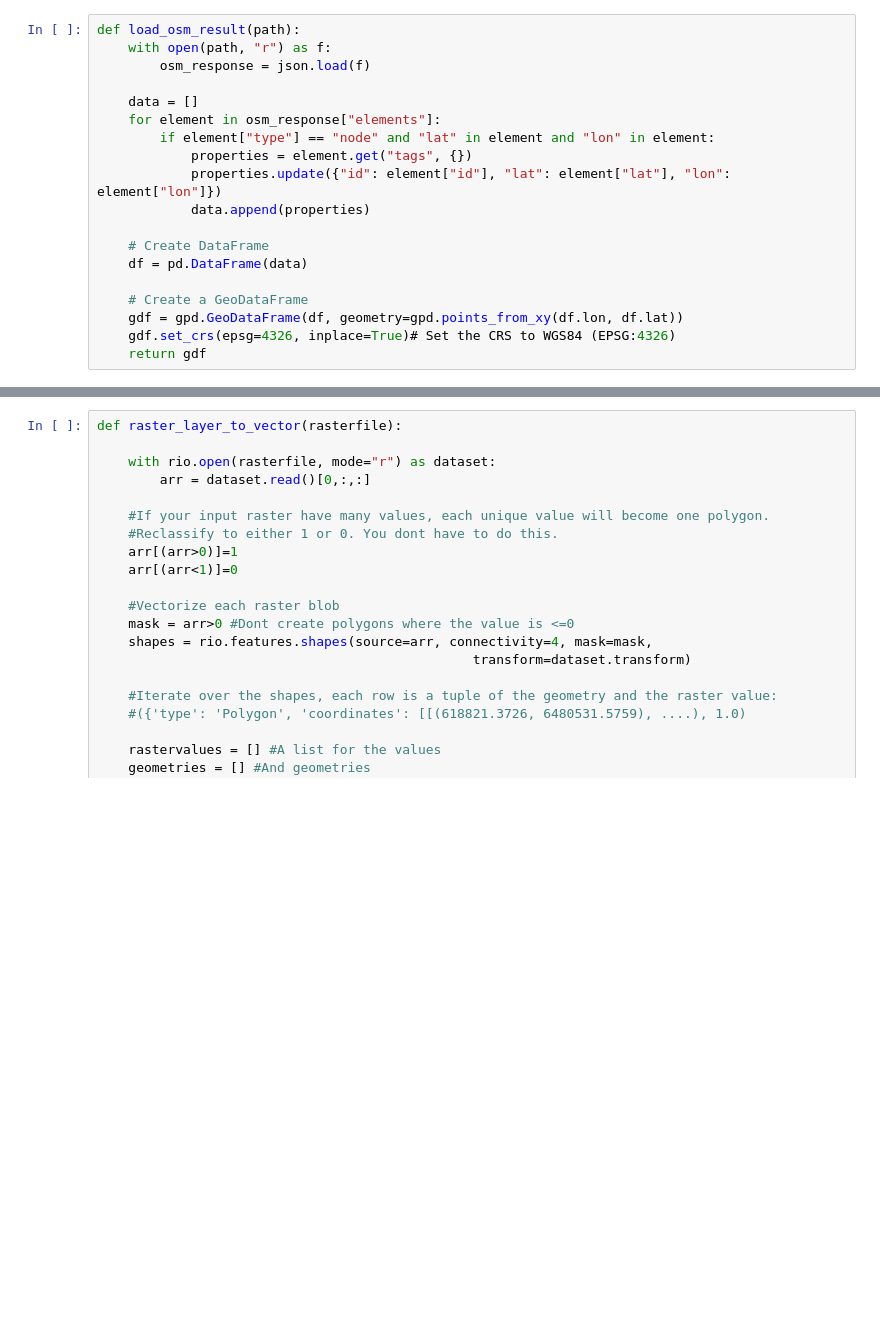
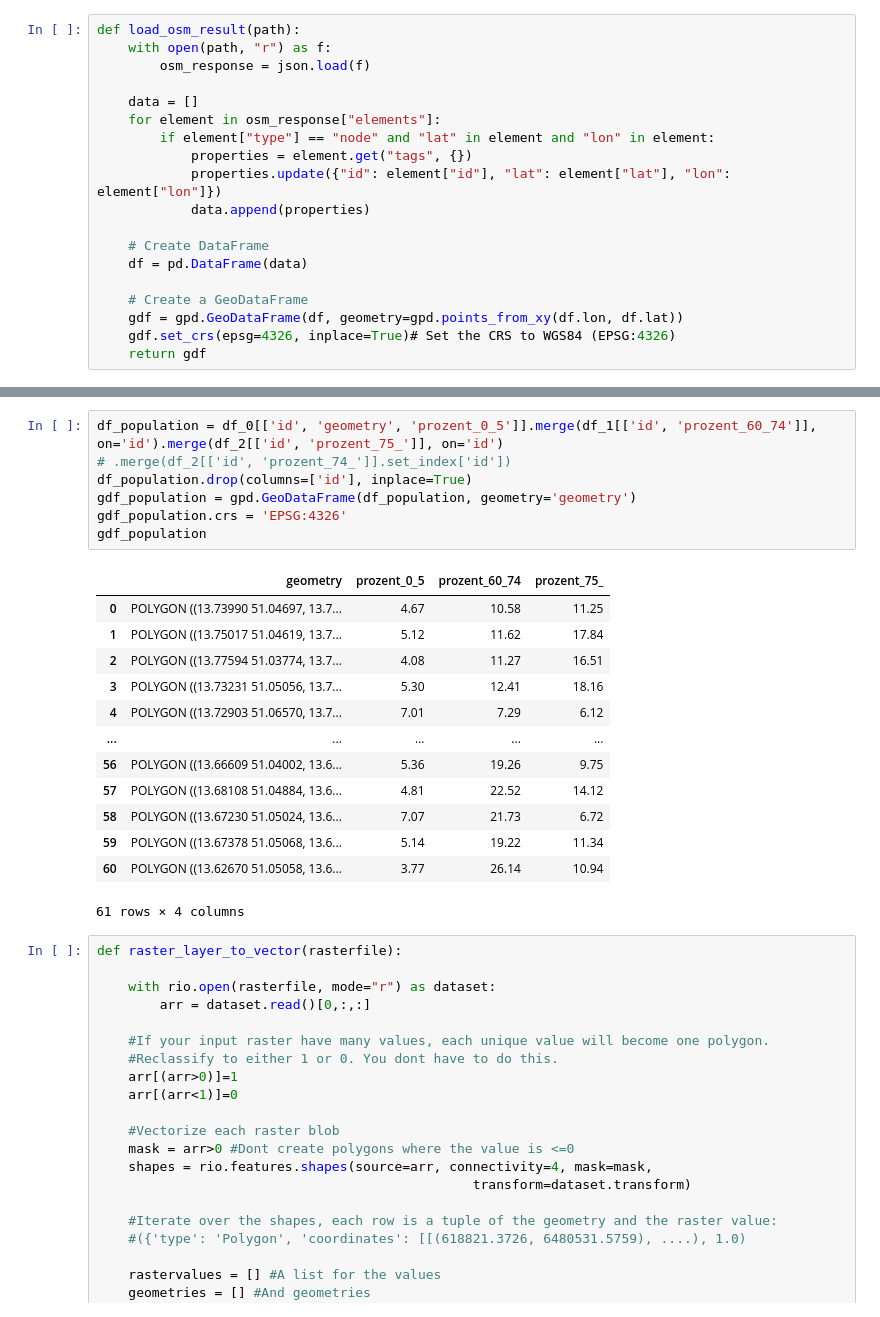
Before and after one commit to Wespe95/HiRo, a Jupyter notebook: notebooks/bus_hazard_zones.ipynb, the cells around one changed output, grey strips where cells are left out. Saved outputs shown, nothing was run; the diff lists cells and outputs as text; blank space fills up the shorter version.

```diff
--- a/notebooks/bus_hazard_zones.ipynb
+++ b/notebooks/bus_hazard_zones.ipynb
@@ -63,3 +84,24 @@ def clip_and_filter_band(band_path:str,
+# %%
+df_population = df_0[['id', 'geometry', 'prozent_0_5']].merge(df_1[['id', 'prozent_60_74']], on='id').merge(df_2[['id', 'prozent_75_']], on='id')
+# .merge(df_2[['id', 'prozent_74_']].set_index['id'])
+df_population.drop(columns=['id'], inplace=True)
+gdf_population = gpd.GeoDataFrame(df_population, geometry='geometry')
+gdf_population.crs = 'EPSG:4326'
+gdf_population
+# %% [output]
+|  | geometry | prozent_0_5 | prozent_60_74 | prozent_75_ |
+| 0 | POLYGON ((13.73990 51.04697, 13.7... | 4.67 | 10.58 | 11.25 |
+| 1 | POLYGON ((13.75017 51.04619, 13.7... | 5.12 | 11.62 | 17.84 |
+| 2 | POLYGON ((13.77594 51.03774, 13.7... | 4.08 | 11.27 | 16.51 |
+| 3 | POLYGON ((13.73231 51.05056, 13.7... | 5.30 | 12.41 | 18.16 |
+| 4 | POLYGON ((13.72903 51.06570, 13.7... | 7.01 | 7.29 | 6.12 |
+| ... | ... | ... | ... | ... |
+| 56 | POLYGON ((13.66609 51.04002, 13.6... | 5.36 | 19.26 | 9.75 |
+| 57 | POLYGON ((13.68108 51.04884, 13.6... | 4.81 | 22.52 | 14.12 |
+| 58 | POLYGON ((13.67230 51.05024, 13.6... | 7.07 | 21.73 | 6.72 |
+| 59 | POLYGON ((13.67378 51.05068, 13.6... | 5.14 | 19.22 | 11.34 |
+| 60 | POLYGON ((13.62670 51.05058, 13.6... | 3.77 | 26.14 | 10.94 |
+61 rows × 4 columns
 # %%
 def raster_layer_to_vector(rasterfile):
 
```
Also changed, not shown: parts of 7 cells of this notebook, 10 other files.
